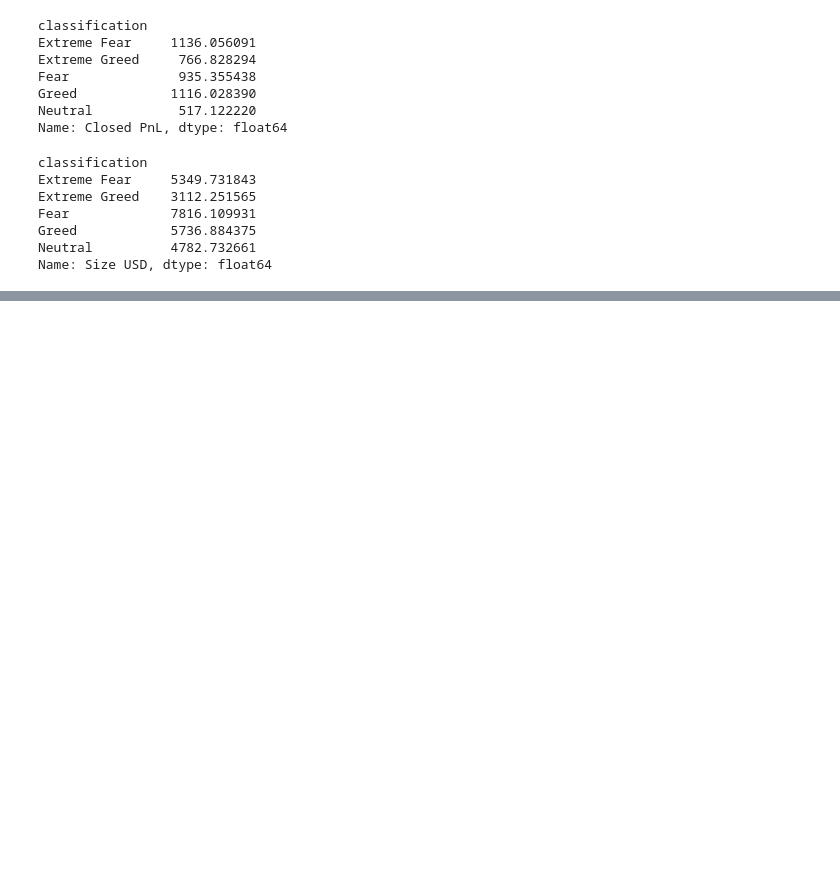
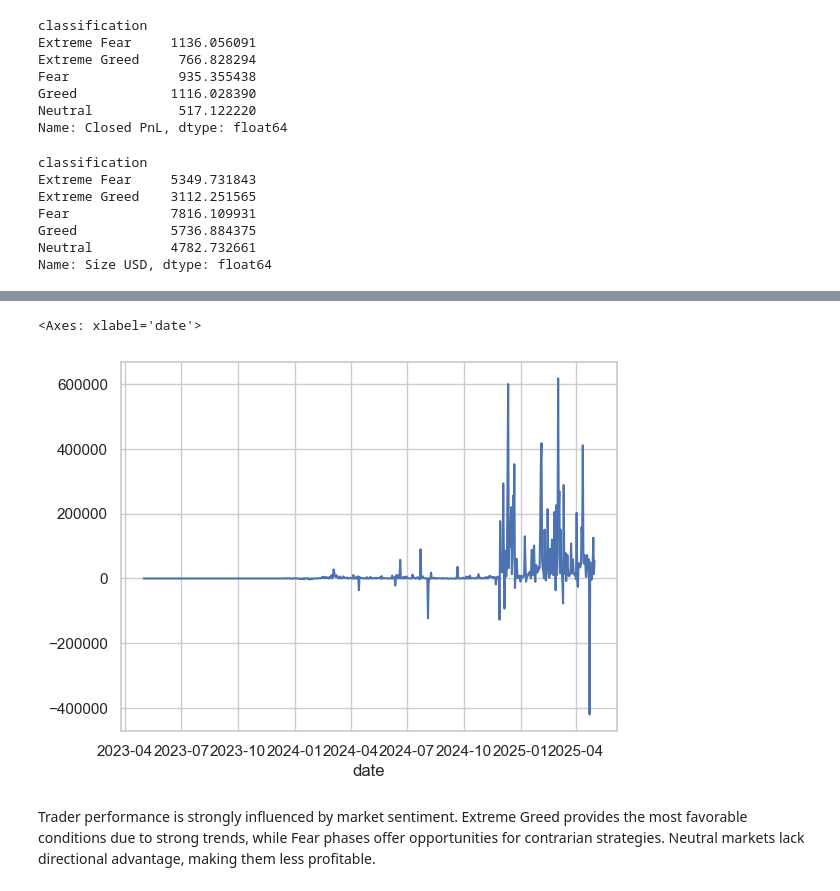
Before and after one commit to rudra062005/crypto-sentiment-analysis, a Jupyter notebook: crypto_sentiment_analysis.ipynb, the cells around one changed output, grey strips where cells are left out. Drawn from its saved outputs; the diff is of its cells as text; code cells hidden in the pictures; blank space fills up the shorter version.

```diff
--- a/crypto_sentiment_analysis.ipynb
+++ b/crypto_sentiment_analysis.ipynb
@@ -204,0 +226,7 @@ Name: Size USD, dtype: float64
+# %%
+merged_df.groupby('date')['Closed PnL'].sum().plot()
+# %% [output]
+<Axes: xlabel='date'>
+[figure, added]
+# %% [markdown]
+Trader performance is strongly influenced by market sentiment. Extreme Greed provides the most favorable conditions due to strong trends, while Fear phases offer opportunities for contrarian strategies. Neutral markets lack directional advantage, making them less profitable.
```
Also changed, not shown: parts of 3 cells of this notebook, 1 other file.
